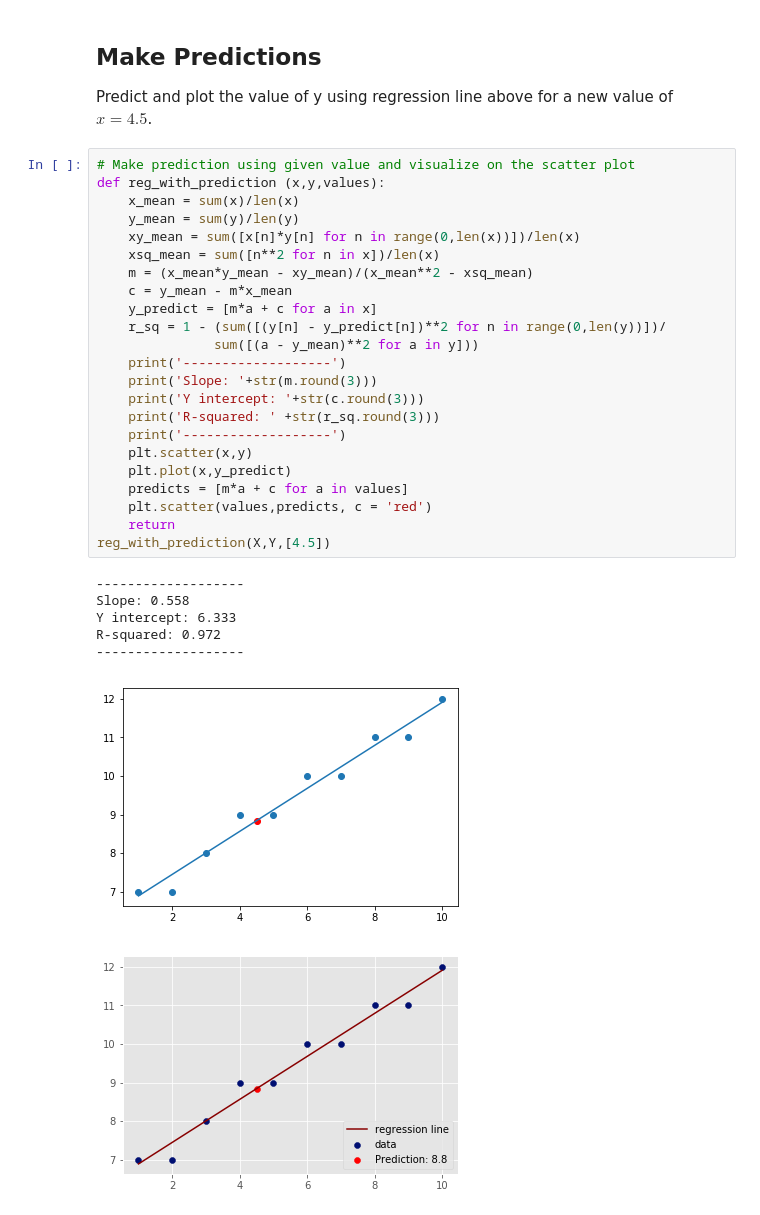
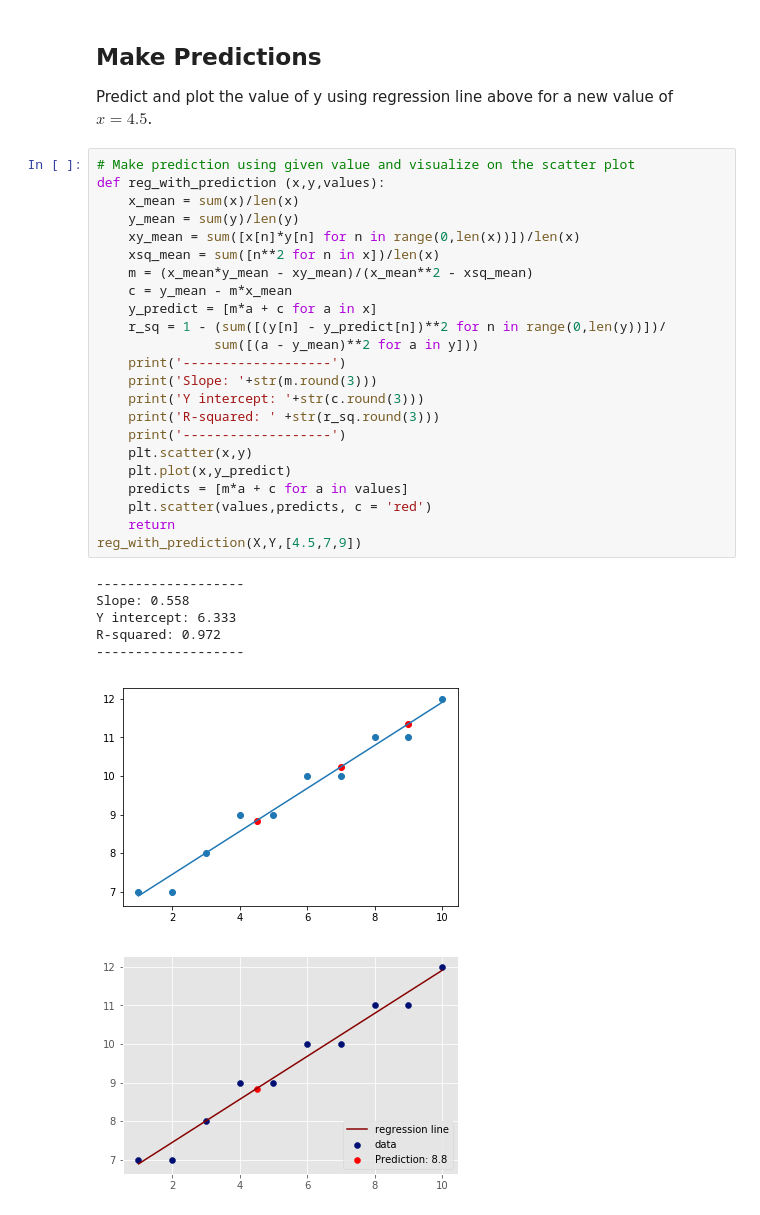
Before and after one commit to max-miller/dsc-complete-regression-lab-nyc-ds-career-042219, a Jupyter notebook: index.ipynb, the cells around one changed output. Cells and saved outputs as stored; diff of their text form.

```diff
--- a/index.ipynb
+++ b/index.ipynb
@@ -83,33 +83,33 @@ Predict and plot the value of y using regression line above for a new value of $
 # %%
 # Make prediction using given value and visualize on the scatter plot
 def reg_with_prediction (x,y,values):
     x_mean = sum(x)/len(x)
     y_mean = sum(y)/len(y)
     xy_mean = sum([x[n]*y[n] for n in range(0,len(x))])/len(x)
     xsq_mean = sum([n**2 for n in x])/len(x)
     m = (x_mean*y_mean - xy_mean)/(x_mean**2 - xsq_mean)
     c = y_mean - m*x_mean
     y_predict = [m*a + c for a in x]
     r_sq = 1 - (sum([(y[n] - y_predict[n])**2 for n in range(0,len(y))])/
                sum([(a - y_mean)**2 for a in y]))
     print('-------------------')
     print('Slope: '+str(m.round(3)))
     print('Y intercept: '+str(c.round(3)))
     print('R-squared: ' +str(r_sq.round(3)))
     print('-------------------')
     plt.scatter(x,y)
     plt.plot(x,y_predict)
     predicts = [m*a + c for a in values]
     plt.scatter(values,predicts, c = 'red')
     return
-reg_with_prediction(X,Y,[4.5])
+reg_with_prediction(X,Y,[4.5,7,9])
 # %% [output]
 -------------------
 Slope: 0.558
 Y intercept: 6.333
 R-squared: 0.972
 -------------------
-[figure, old version]
+[figure, new version]
 # %%
 # %% [output]
 [figure]
```
